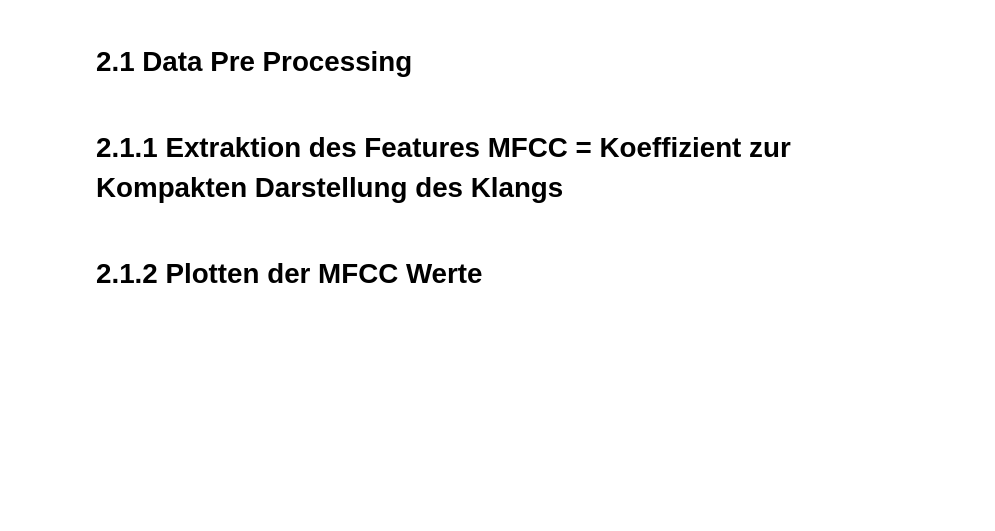
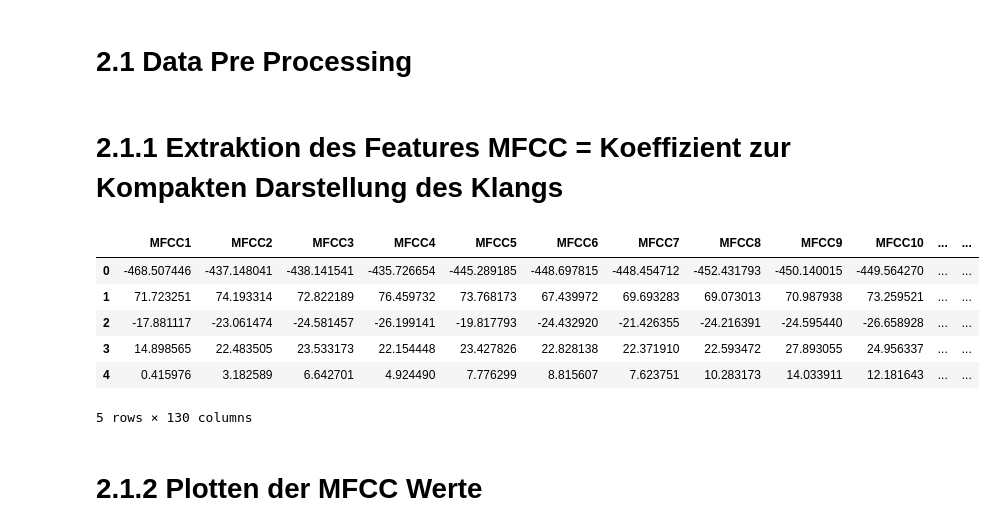
Before and after one commit to Aseuc/Recognizer, a Jupyter notebook: test.ipynb, the cells around one changed output. Saved outputs shown, nothing was run; the diff lists cells and outputs as text; code cells hidden in the pictures; blank space fills up the shorter version.

```diff
--- a/test.ipynb
+++ b/test.ipynb
@@ -33,19 +33,27 @@ from openpyxl import load_workbook
 # %% [markdown]
 # 2.1.1 Extraktion des Features MFCC = Koeffizient zur Kompakten Darstellung des Klangs
 # %%
-path = "WomenSequences\mor\do you ever feel like hard h1.wav"
+path = "C:/Users/busse/ManOderFrau/menAudios/random4.wav"
 def extract_mfcc(file_name, n_mfcc=13):
     y, sr = librosa.load(file_name)
     mfcc = librosa.feature.mfcc(y=y, sr=sr, n_mfcc=n_mfcc)
     df_MFCC = pd.DataFrame(mfcc)
     for i in range(df_MFCC.shape[1]):
         df_MFCC = df_MFCC.rename(columns={i: f"MFCC{i+1}"})
     return df_MFCC
 
 
 df = extract_mfcc(path)
 df = pd.DataFrame(df)
 df.head()
+# %% [output]
+|  | MFCC1 | MFCC2 | MFCC3 | MFCC4 | MFCC5 | MFCC6 | MFCC7 | MFCC8 | MFCC9 | MFCC10 | ... | ... |
+| 0 | -468.507446 | -437.148041 | -438.141541 | -435.726654 | -445.289185 | -448.697815 | -448.454712 | -452.431793 | -450.140015 | -449.564270 | ... | ... |
+| 1 | 71.723251 | 74.193314 | 72.822189 | 76.459732 | 73.768173 | 67.439972 | 69.693283 | 69.073013 | 70.987938 | 73.259521 | ... | ... |
+| 2 | -17.881117 | -23.061474 | -24.581457 | -26.199141 | -19.817793 | -24.432920 | -21.426355 | -24.216391 | -24.595440 | -26.658928 | ... | ... |
+| 3 | 14.898565 | 22.483505 | 23.533173 | 22.154448 | 23.427826 | 22.828138 | 22.371910 | 22.593472 | 27.893055 | 24.956337 | ... | ... |
+| 4 | 0.415976 | 3.182589 | 6.642701 | 4.924490 | 7.776299 | 8.815607 | 7.623751 | 10.283173 | 14.033911 | 12.181643 | ... | ... |
+5 rows × 130 columns
 # %% [markdown]
 # 2.1.2 Plotten der MFCC Werte
 # %%
```
Also changed, not shown: parts of 2 cells of this notebook, 2 other files.
